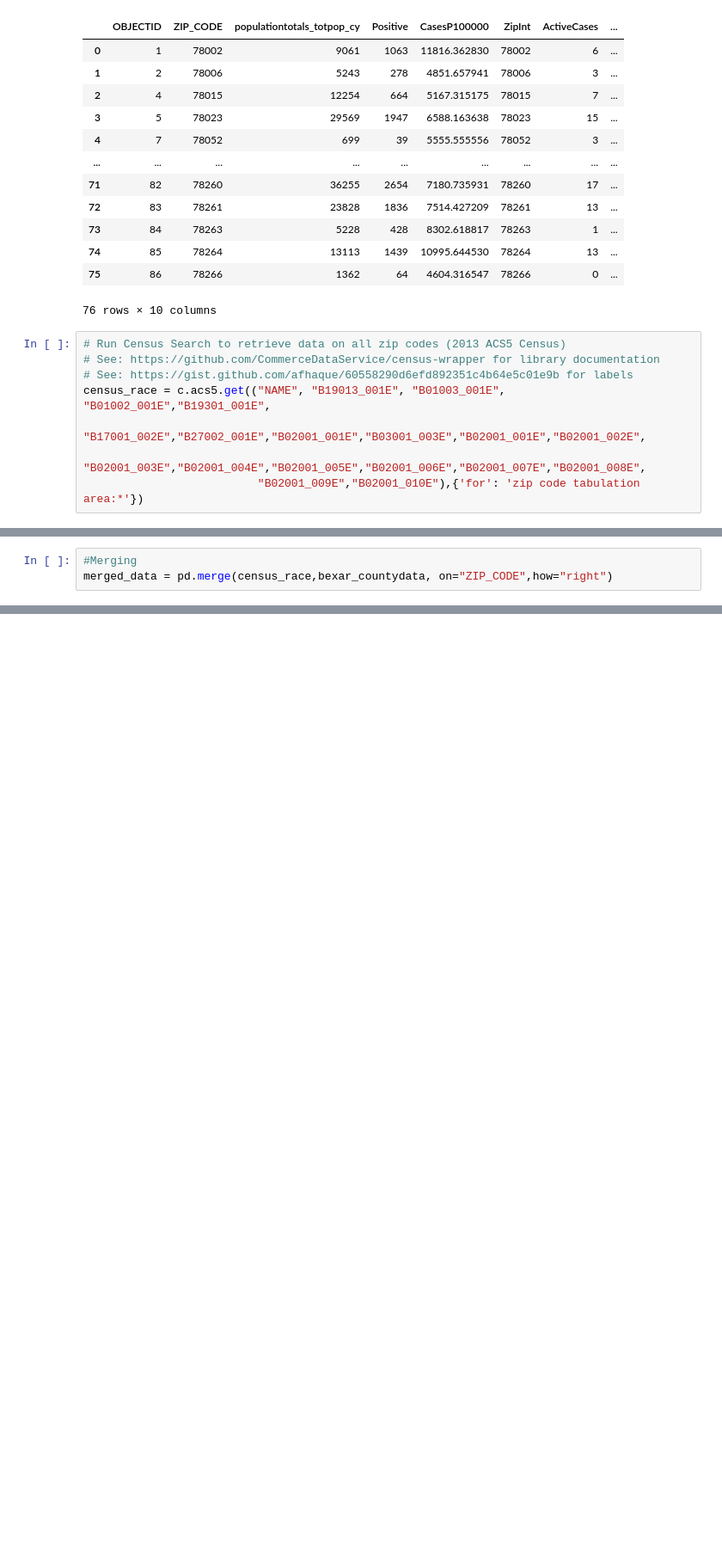
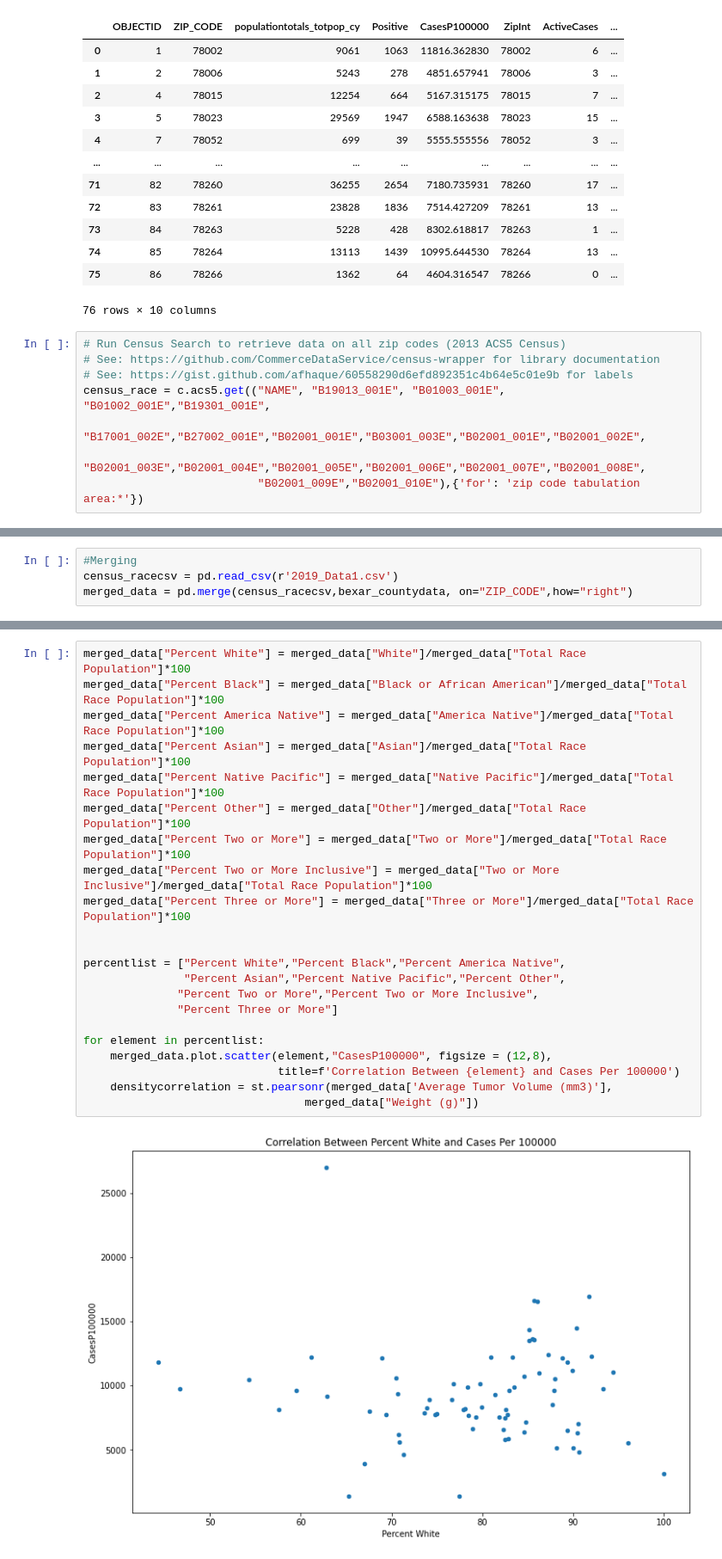
Before and after one commit to bakerv/COVID19, a Jupyter notebook: RaceCensusDataPull.ipynb, the cells around one changed output, grey strips where cells are left out. Shown at 86% size. Saved outputs shown, nothing was run; the diff lists cells and outputs as text; blank space fills up the shorter version.

Commit message:
version 0.4 Test plots done, need to add correlation analysis

```diff
--- a/RaceCensusDataPull.ipynb
+++ b/RaceCensusDataPull.ipynb
@@ -133,3 +106,4 @@ dtype: object
 # %%
 #Merging
-merged_data = pd.merge(census_race,bexar_countydata, on="ZIP_CODE",how="right")
+census_racecsv = pd.read_csv(r'2019_Data1.csv')
+merged_data = pd.merge(census_racecsv,bexar_countydata, on="ZIP_CODE",how="right")
@@ -152,0 +129,24 @@ clean_data
+# %%
+merged_data["Percent White"] = merged_data["White"]/merged_data["Total Race Population"]*100
+merged_data["Percent Black"] = merged_data["Black or African American"]/merged_data["Total Race Population"]*100
+merged_data["Percent America Native"] = merged_data["America Native"]/merged_data["Total Race Population"]*100
+merged_data["Percent Asian"] = merged_data["Asian"]/merged_data["Total Race Population"]*100
+merged_data["Percent Native Pacific"] = merged_data["Native Pacific"]/merged_data["Total Race Population"]*100
+merged_data["Percent Other"] = merged_data["Other"]/merged_data["Total Race Population"]*100
+merged_data["Percent Two or More"] = merged_data["Two or More"]/merged_data["Total Race Population"]*100
+merged_data["Percent Two or More Inclusive"] = merged_data["Two or More Inclusive"]/merged_data["Total Race Population"]*100
+merged_data["Percent Three or More"] = merged_data["Three or More"]/merged_data["Total Race Population"]*100
+
+
+percentlist = ["Percent White","Percent Black","Percent America Native",
+               "Percent Asian","Percent Native Pacific","Percent Other",
+              "Percent Two or More","Percent Two or More Inclusive",
+              "Percent Three or More"]
+
+for element in percentlist:
+    merged_data.plot.scatter(element,"CasesP100000", figsize = (12,8),
+                             title=f'Correlation Between {element} and Cases Per 100000')
+    densitycorrelation = st.pearsonr(merged_data['Average Tumor Volume (mm3)'],
+                                 merged_data["Weight (g)"])
+# %% [output]
+[figure, added]
```
Also changed, not shown: parts of 8 cells of this notebook.
